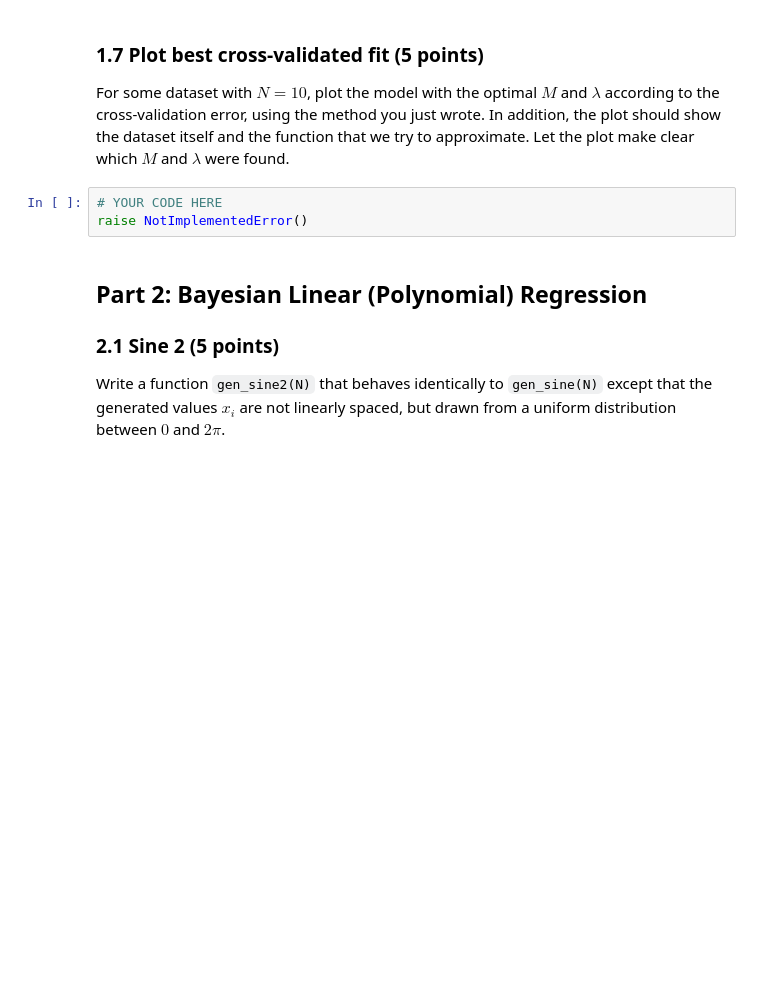
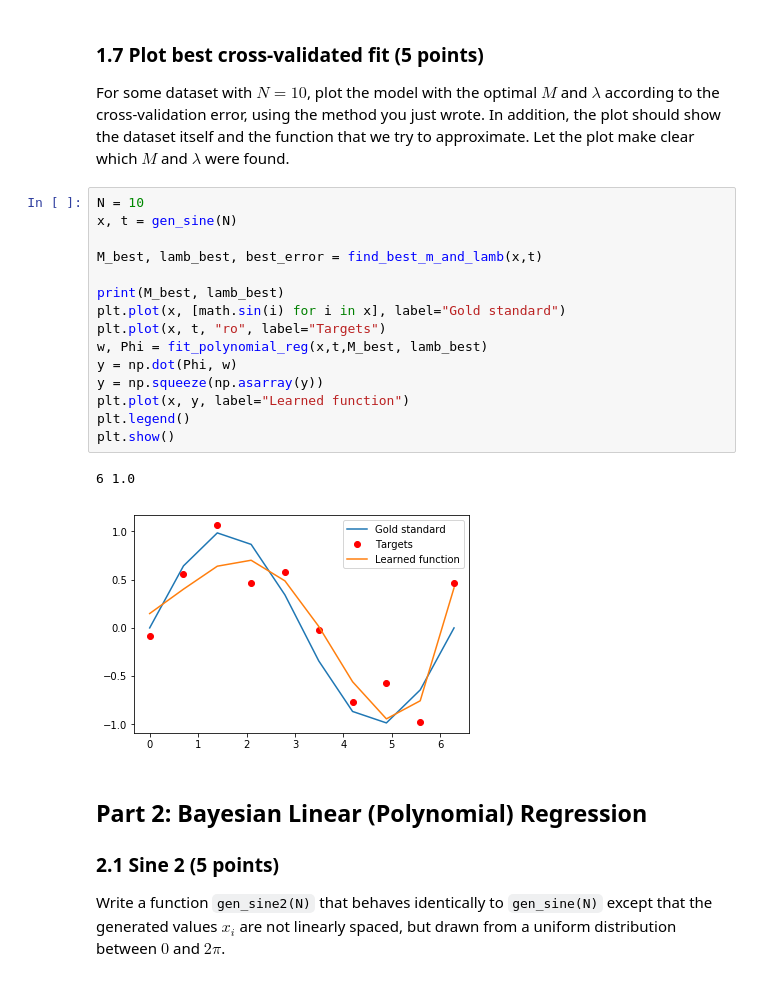
Before and after one commit to AxelBremer/ml1_lab1, a Jupyter notebook: 11023325_11029669_lab1.ipynb, the cells around one changed output. Cells and saved outputs as stored; diff of their text form; blank space fills up the shorter version.

```diff
--- a/11023325_11029669_lab1.ipynb
+++ b/11023325_11029669_lab1.ipynb
@@ -349,9 +334,24 @@ YOUR ANSWER HERE
 ### 1.7 Plot best cross-validated fit (5 points)
 
 For some dataset with $N = 10$, plot the model with the optimal $M$ and $\lambda$ according to the cross-validation error, using the method you just wrote. In addition, the plot should show the dataset itself and the function that we try to approximate. Let the plot make clear which $M$ and $\lambda$ were found.
-# %%
-# YOUR CODE HERE
-raise NotImplementedError()
+# %%
+N = 10
+x, t = gen_sine(N)
+
+M_best, lamb_best, best_error = find_best_m_and_lamb(x,t)
+
+print(M_best, lamb_best)
+plt.plot(x, [math.sin(i) for i in x], label="Gold standard")
+plt.plot(x, t, "ro", label="Targets")
+w, Phi = fit_polynomial_reg(x,t,M_best, lamb_best)
+y = np.dot(Phi, w)
+y = np.squeeze(np.asarray(y))
+plt.plot(x, y, label="Learned function")
+plt.legend()
+plt.show()
+# %% [output]
+6 1.0
+[figure, added]
 # %% [markdown]
 ## Part 2: Bayesian Linear (Polynomial) Regression
 
```
Also changed, not shown: parts of 8 cells of this notebook.
